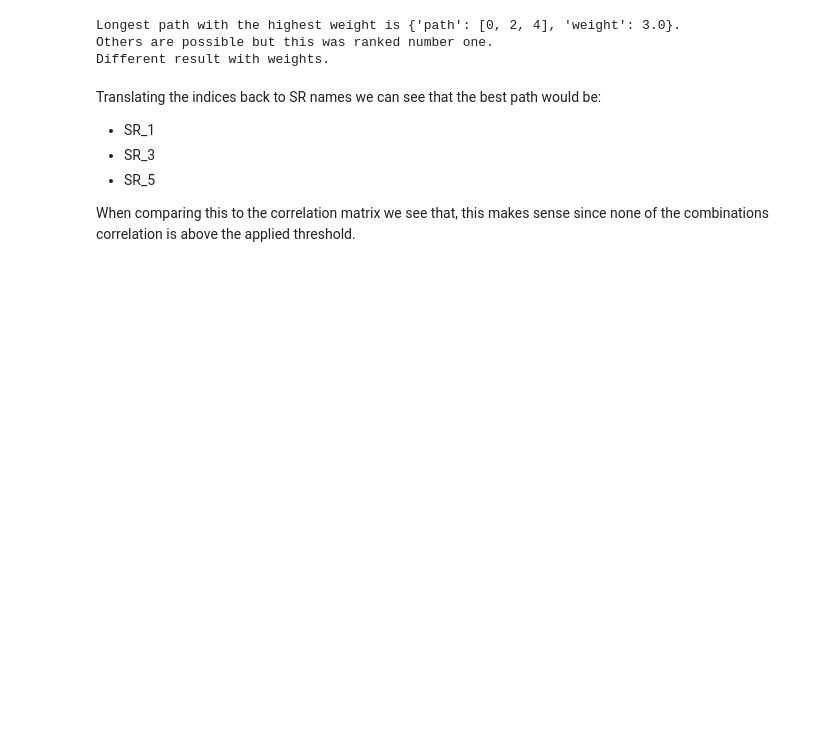
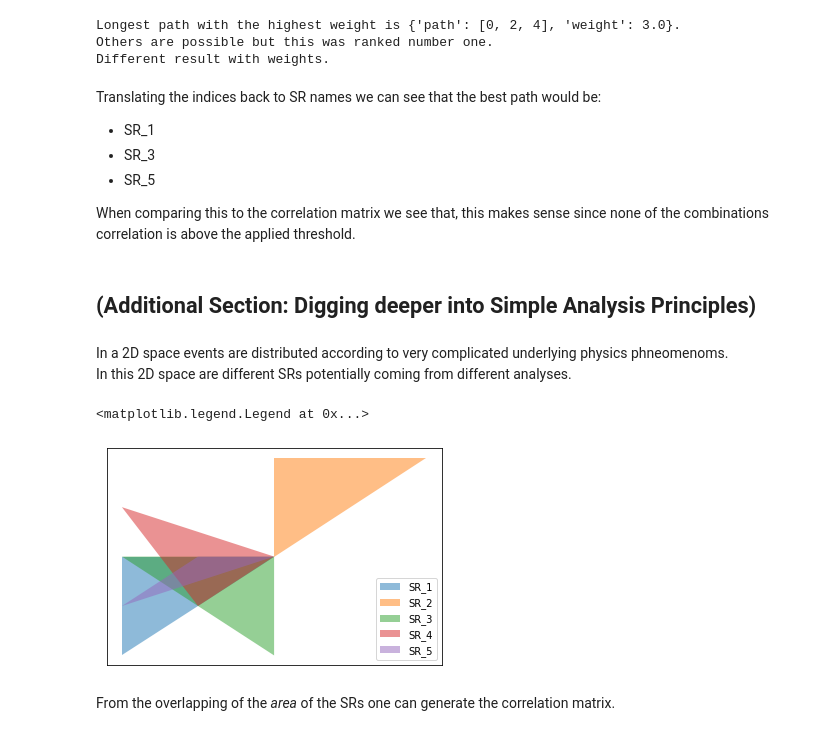
Before and after one commit to leonrenn/SATACO, a Jupyter notebook: src/toy_example.ipynb, the cells around one changed output. Saved outputs shown, nothing was run; the diff lists cells and outputs as text; code cells hidden in the pictures; blank space fills up the shorter version.

```diff
--- a/src/toy_example.ipynb
+++ b/src/toy_example.ipynb
@@ -151,3 +151,5 @@ Translating the indices back to SR names we can see that the best path would be:
 - SR_5
 
 When comparing this to the correlation matrix we see that, this makes sense since none of the combinations correlation is above the applied threshold.
+# %% [markdown]
+## (Additional Section: Digging deeper into Simple Analysis Principles)
@@ -153,0 +158,23 @@ When comparing this to the correlation matrix we see that, this makes sense sinc
+# %% [markdown]
+In a 2D space events are distributed according to very complicated underlying physics phneomenoms.<br>
+In this 2D space are different SRs potentially coming from different analyses.<br>
+# %%
+SR_1 = Polygon([[0, 0], [0, 1], [1, 1]])
+SR_2 = Polygon([[1, 1], [1, 2], [2, 2]])
+SR_3 = Polygon([[1, 0], [0, 1], [1, 1]])
+SR_4 = Polygon([[0.5, 0.5], [0, 1.5], [1, 1]])
+SR_5 = Polygon([[0, 0.5], [0.5, 1], [1, 1]])
+
+plt.fill(*SR_1.exterior.xy, label="SR_1", alpha=0.5)
+plt.fill(*SR_2.exterior.xy, label="SR_2", alpha=0.5)
+plt.fill(*SR_3.exterior.xy, label="SR_3", alpha=0.5)
+plt.fill(*SR_4.exterior.xy, label="SR_4", alpha=0.5)
+plt.fill(*SR_5.exterior.xy, label="SR_5", alpha=0.5)
+plt.xticks([])
+plt.yticks([])
+plt.legend()
+# %% [output]
+<matplotlib.legend.Legend at 0x...>
+[figure, added]
+# %% [markdown]
+From the overlapping of the _area_ of the SRs one can generate the correlation matrix.
```
Also changed, not shown: parts of 2 cells of this notebook, 10 other files.
